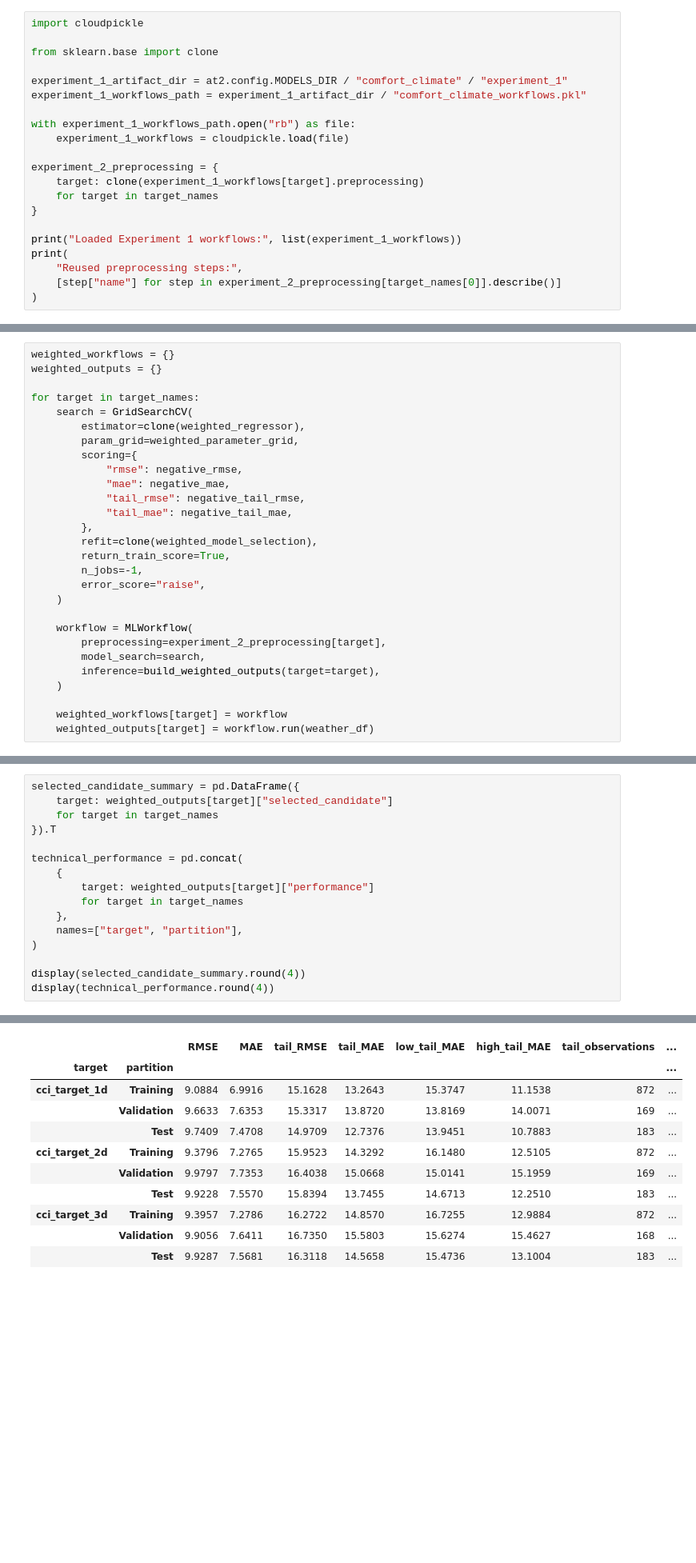
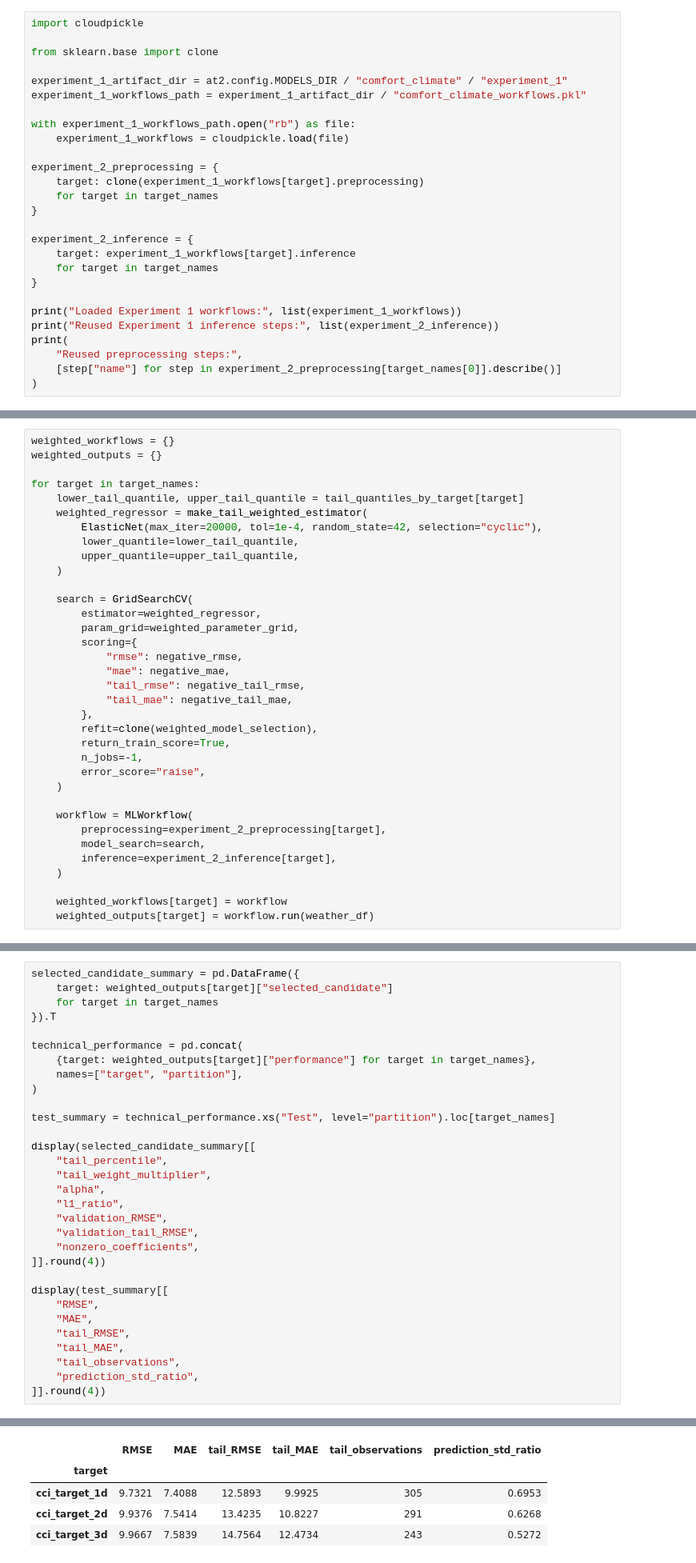
Before and after one commit to RP28/36120-26SP-AT2-26294153-experiments, a Jupyter notebook: notebooks/comfort_climate/36120_26SP_AT2_26294153_experiment_2.ipynb, the cells around one changed output, grey strips where cells are left out. Shown at 80% size. Drawn from its saved outputs; the diff is of its cells as text; blank space fills up the shorter version.

```diff
--- a/notebooks/comfort_climate/36120_26SP_AT2_26294153_experiment_2.ipynb
+++ b/notebooks/comfort_climate/36120_26SP_AT2_26294153_experiment_2.ipynb
@@ -382,7 +382,13 @@ experiment_2_preprocessing = {
     for target in target_names
 }
 
+experiment_2_inference = {
+    target: experiment_1_workflows[target].inference
+    for target in target_names
+}
+
 print("Loaded Experiment 1 workflows:", list(experiment_1_workflows))
+print("Reused Experiment 1 inference steps:", list(experiment_2_inference))
 print(
     "Reused preprocessing steps:",
     [step["name"] for step in experiment_2_preprocessing[target_names[0]].describe()]
@@ -817,8 +731,15 @@ weighted_workflows = {}
 weighted_outputs = {}
 
 for target in target_names:
+    lower_tail_quantile, upper_tail_quantile = tail_quantiles_by_target[target]
+    weighted_regressor = make_tail_weighted_estimator(
+        ElasticNet(max_iter=20000, tol=1e-4, random_state=42, selection="cyclic"),
+        lower_quantile=lower_tail_quantile,
+        upper_quantile=upper_tail_quantile,
+    )
+
     search = GridSearchCV(
-        estimator=clone(weighted_regressor),
+        estimator=weighted_regressor,
         param_grid=weighted_parameter_grid,
         scoring={
             "rmse": negative_rmse,
@@ -835,7 +756,7 @@ for target in target_names:
     workflow = MLWorkflow(
         preprocessing=experiment_2_preprocessing[target],
         model_search=search,
-        inference=build_weighted_outputs(target=target),
+        inference=experiment_2_inference[target],
     )
 
     weighted_workflows[target] = workflow
@@ -896,13 +813,28 @@ selected_candidate_summary = pd.DataFrame({
 }).T
 
 technical_performance = pd.concat(
-    {
-        target: weighted_outputs[target]["performance"]
-        for target in target_names
-    },
+    {target: weighted_outputs[target]["performance"] for target in target_names},
     names=["target", "partition"],
 )
 
-display(selected_candidate_summary.round(4))
-display(technical_performance.round(4))
+test_summary = technical_performance.xs("Test", level="partition").loc[target_names]
+
+display(selected_candidate_summary[[
+    "tail_percentile",
+    "tail_weight_multiplier",
+    "alpha",
+    "l1_ratio",
+    "validation_RMSE",
+    "validation_tail_RMSE",
+    "nonzero_coefficients",
+]].round(4))
+
+display(test_summary[[
+    "RMSE",
+    "MAE",
+    "tail_RMSE",
+    "tail_MAE",
+    "tail_observations",
+    "prediction_std_ratio",
+]].round(4))
 # %% [output]
@@ -913,11 +845,5 @@ display(technical_performance.round(4))
-|  |  | RMSE | MAE | tail_RMSE | tail_MAE | low_tail_MAE | high_tail_MAE | tail_observations | ... |
-| target | partition |  |  |  |  |  |  |  | ... |
-| cci_target_1d | Training | 9.0884 | 6.9916 | 15.1628 | 13.2643 | 15.3747 | 11.1538 | 872 | ... |
-|  | Validation | 9.6633 | 7.6353 | 15.3317 | 13.8720 | 13.8169 | 14.0071 | 169 | ... |
-|  | Test | 9.7409 | 7.4708 | 14.9709 | 12.7376 | 13.9451 | 10.7883 | 183 | ... |
-| cci_target_2d | Training | 9.3796 | 7.2765 | 15.9523 | 14.3292 | 16.1480 | 12.5105 | 872 | ... |
-|  | Validation | 9.9797 | 7.7353 | 16.4038 | 15.0668 | 15.0141 | 15.1959 | 169 | ... |
-|  | Test | 9.9228 | 7.5570 | 15.8394 | 13.7455 | 14.6713 | 12.2510 | 183 | ... |
-| cci_target_3d | Training | 9.3957 | 7.2786 | 16.2722 | 14.8570 | 16.7255 | 12.9884 | 872 | ... |
-|  | Validation | 9.9056 | 7.6411 | 16.7350 | 15.5803 | 15.6274 | 15.4627 | 168 | ... |
-|  | Test | 9.9287 | 7.5681 | 16.3118 | 14.5658 | 15.4736 | 13.1004 | 183 | ... |
+|  | RMSE | MAE | tail_RMSE | tail_MAE | tail_observations | prediction_std_ratio |
+| target |  |  |  |  |  |  |
+| cci_target_1d | 9.7321 | 7.4088 | 12.5893 | 9.9925 | 305 | 0.6953 |
+| cci_target_2d | 9.9376 | 7.5414 | 13.4235 | 10.8227 | 291 | 0.6268 |
+| cci_target_3d | 9.9667 | 7.5839 | 14.7564 | 12.4734 | 243 | 0.5272 |
```
Also changed, not shown: parts of 33 cells of this notebook, 3 other files.
